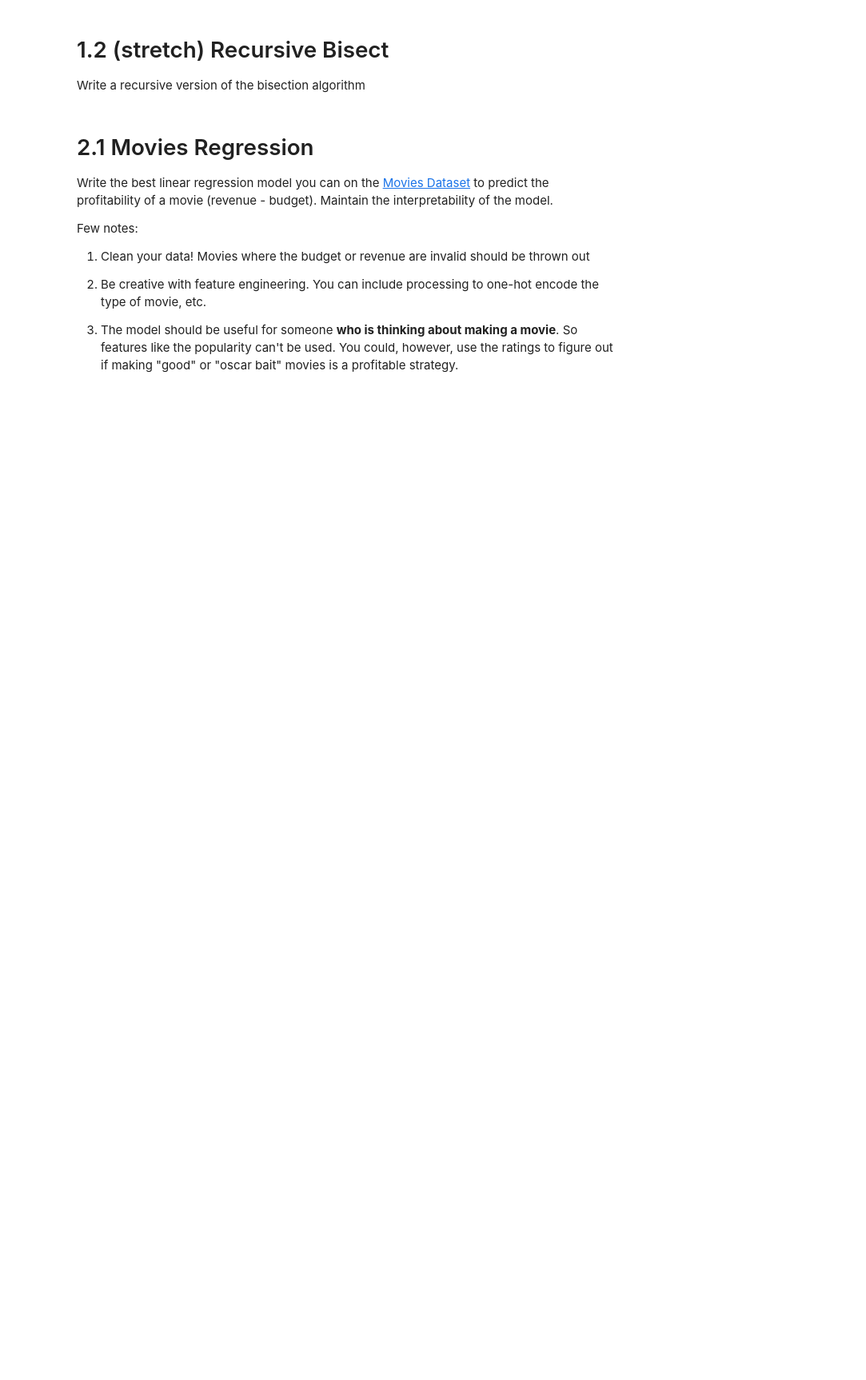
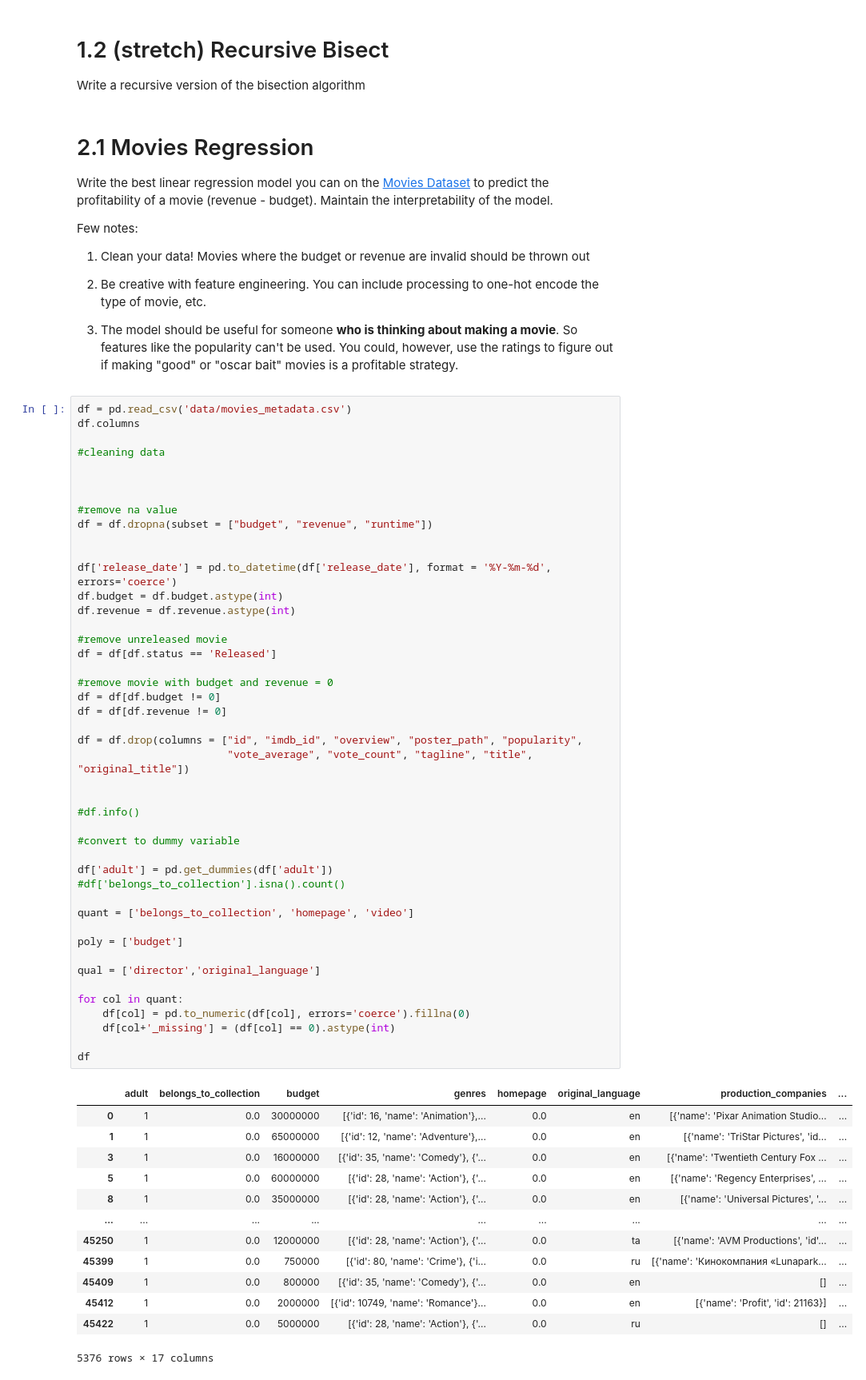
Before and after one commit to cb-ds-1/3-5-optimization, a Jupyter notebook: Workshop_ Maximum likelihood.ipynb, the cells around one changed output. Shown at 80% size. Cells and saved outputs as stored; diff of their text form; blank space fills up the shorter version.

```diff
--- a/Workshop_ Maximum likelihood.ipynb
+++ b/Workshop_ Maximum likelihood.ipynb
@@ -45,3 +91,62 @@ Few notes:
 2. Be creative with feature engineering. You can include processing to one-hot encode the type of movie, etc.
 
 3. The model should be useful for someone **who is thinking about making a movie**. So features like the popularity can't be used. You could, however, use the ratings to figure out if making "good" or "oscar bait" movies is a profitable strategy.
+# %%
+df = pd.read_csv('data/movies_metadata.csv')
+df.columns
+
+#cleaning data
+
+
+
+#remove na value
+df = df.dropna(subset = ["budget", "revenue", "runtime"])
+
+
+df['release_date'] = pd.to_datetime(df['release_date'], format = '%Y-%m-%d', errors='coerce')
+df.budget = df.budget.astype(int)
+df.revenue = df.revenue.astype(int)
+
+#remove unreleased movie
+df = df[df.status == 'Released']
+
+#remove movie with budget and revenue = 0
+df = df[df.budget != 0]
+df = df[df.revenue != 0]
+
+df = df.drop(columns = ["id", "imdb_id", "overview", "poster_path", "popularity",
+                        "vote_average", "vote_count", "tagline", "title", "original_title"])
+
+
+#df.info()
+
+#convert to dummy variable
+
+df['adult'] = pd.get_dummies(df['adult'])
+#df['belongs_to_collection'].isna().count()
+
+quant = ['belongs_to_collection', 'homepage', 'video']
+
+poly = ['budget']
+
+qual = ['director','original_language']
+
+for col in quant:
+    df[col] = pd.to_numeric(df[col], errors='coerce').fillna(0)
+    df[col+'_missing'] = (df[col] == 0).astype(int)
+
+df
+# %% [output]
+|  | adult | belongs_to_collection | budget | genres | homepage | original_language | production_companies | ... |
+| 0 | 1 | 0.0 | 30000000 | [{'id': 16, 'name': 'Animation'},... | 0.0 | en | [{'name': 'Pixar Animation Studio... | ... |
+| 1 | 1 | 0.0 | 65000000 | [{'id': 12, 'name': 'Adventure'},... | 0.0 | en | [{'name': 'TriStar Pictures', 'id... | ... |
+| 3 | 1 | 0.0 | 16000000 | [{'id': 35, 'name': 'Comedy'}, {'... | 0.0 | en | [{'name': 'Twentieth Century Fox ... | ... |
+| 5 | 1 | 0.0 | 60000000 | [{'id': 28, 'name': 'Action'}, {'... | 0.0 | en | [{'name': 'Regency Enterprises', ... | ... |
+| 8 | 1 | 0.0 | 35000000 | [{'id': 28, 'name': 'Action'}, {'... | 0.0 | en | [{'name': 'Universal Pictures', '... | ... |
+| ... | ... | ... | ... | ... | ... | ... | ... | ... |
+| 45250 | 1 | 0.0 | 12000000 | [{'id': 28, 'name': 'Action'}, {'... | 0.0 | ta | [{'name': 'AVM Productions', 'id'... | ... |
+| 45399 | 1 | 0.0 | 750000 | [{'id': 80, 'name': 'Crime'}, {'i... | 0.0 | ru | [{'name': 'Кинокомпания «Lunapark... | ... |
+| 45409 | 1 | 0.0 | 800000 | [{'id': 35, 'name': 'Comedy'}, {'... | 0.0 | en | [] | ... |
+| 45412 | 1 | 0.0 | 2000000 | [{'id': 10749, 'name': 'Romance'}... | 0.0 | en | [{'name': 'Profit', 'id': 21163}] | ... |
+| 45422 | 1 | 0.0 | 5000000 | [{'id': 28, 'name': 'Action'}, {'... | 0.0 | ru | [] | ... |
+5376 rows × 17 columns
```
Also changed, not shown: parts of 11 cells of this notebook, 1 other file.
